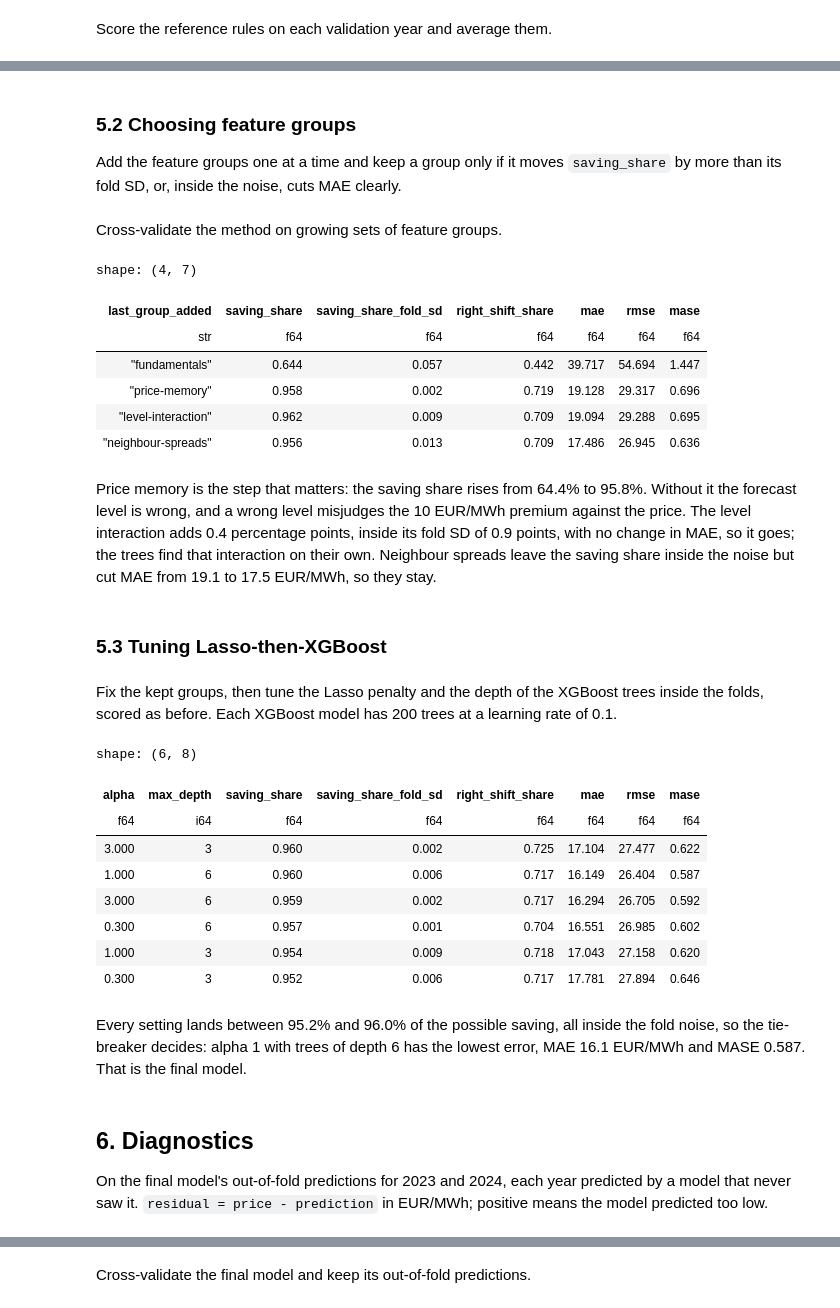
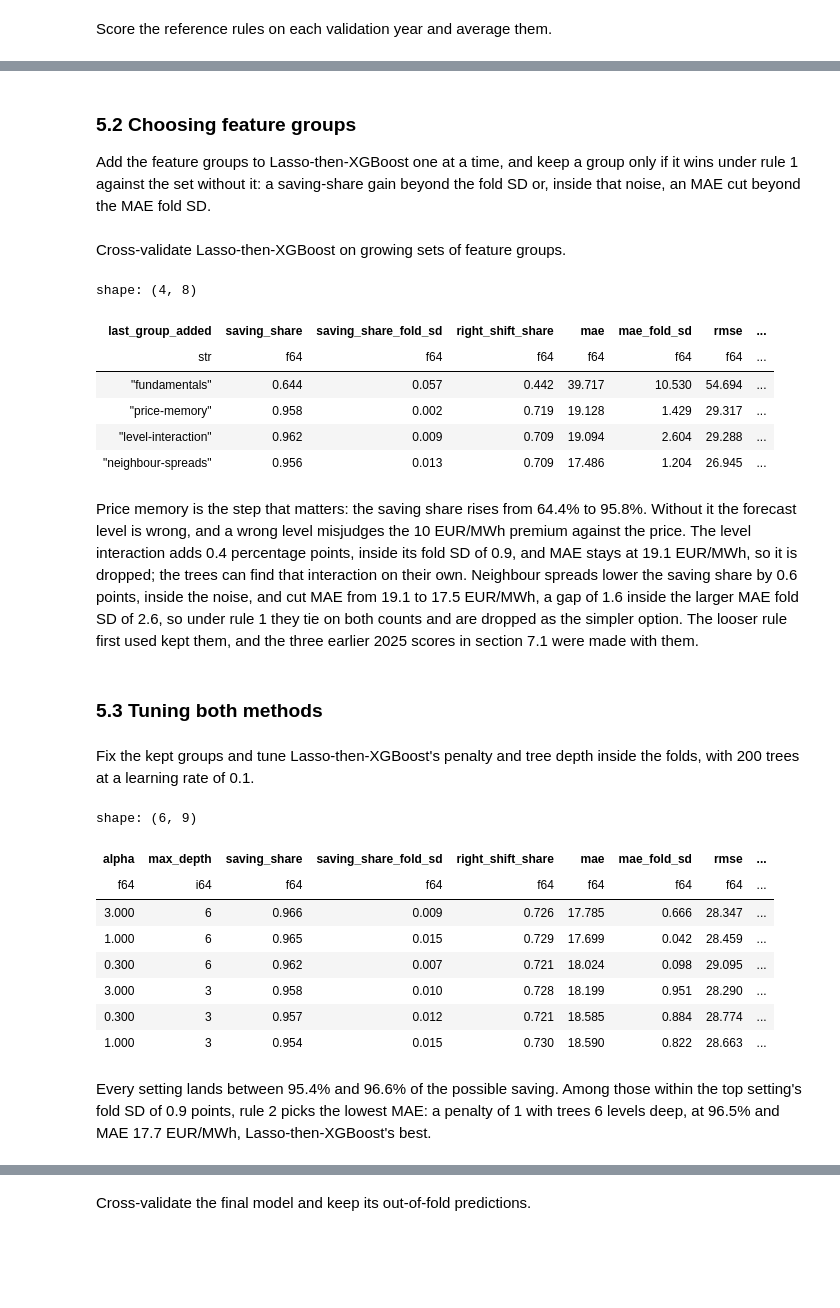
Before and after one commit to martin-gbeck/dba-group-project, a Jupyter notebook: de_price_forecast.ipynb, the cells around one changed output, grey strips where cells are left out. Drawn from its saved outputs; the diff is of its cells as text; code cells hidden in the pictures; blank space fills up the shorter version.

```diff
--- a/de_price_forecast.ipynb
+++ b/de_price_forecast.ipynb
@@ -1160,9 +1193,9 @@ On the tie-breaker the Lasso stage earns its place: MAE 17.5 against 18.9 EUR/MW
 # %% [markdown]
 ### 5.2 Choosing feature groups
 
-Add the feature groups one at a time and keep a group only if it moves `saving_share` by more than its fold SD, or, inside the noise, cuts MAE clearly.
+Add the feature groups to Lasso-then-XGBoost one at a time, and keep a group only if it wins under rule 1 against the set without it: a saving-share gain beyond the fold SD or, inside that noise, an MAE cut beyond the MAE fold SD.
 # %% [markdown]
-Cross-validate the method on growing sets of feature groups.
+Cross-validate Lasso-then-XGBoost on growing sets of feature groups.
 # %%
 STEPS = [
     ["calendar", "fundamentals"],
@@ -1190,65 +1223,63 @@ pl.DataFrame(group_rows).select(
     "saving_share_fold_sd",
     "right_shift_share",
     "mae",
+    "mae_fold_sd",
     "rmse",
     "mase",
 )
 # %% [output]
-shape: (4, 7)
+shape: (4, 8)
-| last_group_added | saving_share | saving_share_fold_sd | right_shift_share | mae | rmse | mase |
-| str | f64 | f64 | f64 | f64 | f64 | f64 |
-| "fundamentals" | 0.644 | 0.057 | 0.442 | 39.717 | 54.694 | 1.447 |
-| "price-memory" | 0.958 | 0.002 | 0.719 | 19.128 | 29.317 | 0.696 |
-| "level-interaction" | 0.962 | 0.009 | 0.709 | 19.094 | 29.288 | 0.695 |
-| "neighbour-spreads" | 0.956 | 0.013 | 0.709 | 17.486 | 26.945 | 0.636 |
+| last_group_added | saving_share | saving_share_fold_sd | right_shift_share | mae | mae_fold_sd | rmse | ... |
+| str | f64 | f64 | f64 | f64 | f64 | f64 | ... |
+| "fundamentals" | 0.644 | 0.057 | 0.442 | 39.717 | 10.530 | 54.694 | ... |
+| "price-memory" | 0.958 | 0.002 | 0.719 | 19.128 | 1.429 | 29.317 | ... |
+| "level-interaction" | 0.962 | 0.009 | 0.709 | 19.094 | 2.604 | 29.288 | ... |
+| "neighbour-spreads" | 0.956 | 0.013 | 0.709 | 17.486 | 1.204 | 26.945 | ... |
 # %% [markdown]
-Price memory is the step that matters: the saving share rises from 64.4% to 95.8%. Without it the forecast level is wrong, and a wrong level misjudges the 10 EUR/MWh premium against the price. The level interaction adds 0.4 percentage points, inside its fold SD of 0.9 points, with no change in MAE, so it goes; the trees find that interaction on their own. Neighbour spreads leave the saving share inside the noise but cut MAE from 19.1 to 17.5 EUR/MWh, so they stay.
+Price memory is the step that matters: the saving share rises from 64.4% to 95.8%. Without it the forecast level is wrong, and a wrong level misjudges the 10 EUR/MWh premium against the price. The level interaction adds 0.4 percentage points, inside its fold SD of 0.9, and MAE stays at 19.1 EUR/MWh, so it is dropped; the trees can find that interaction on their own. Neighbour spreads lower the saving share by 0.6 points, inside the noise, and cut MAE from 19.1 to 17.5 EUR/MWh, a gap of 1.6 inside the larger MAE fold SD of 2.6, so under rule 1 they tie on both counts and are dropped as the simpler option. The looser rule first used kept them, and the three earlier 2025 scores in section 7.1 were made with them.
 # %% [markdown]
-### 5.3 Tuning Lasso-then-XGBoost
+### 5.3 Tuning both methods
 # %% [markdown]
-Fix the kept groups, then tune the Lasso penalty and the depth of the XGBoost trees inside the folds, scored as before. Each XGBoost model has 200 trees at a learning rate of 0.1.
+Fix the kept groups and tune Lasso-then-XGBoost's penalty and tree depth inside the folds, with 200 trees at a learning rate of 0.1.
 # %%
-KEPT_GROUPS = ["calendar", "fundamentals", "price-memory", "neighbour-spreads"]
+KEPT_GROUPS = ["calendar", "fundamentals", "price-memory"]
 FINAL_LINEAR = columns_for(KEPT_GROUPS, linear=True)
 FINAL_COLUMNS = list(dict.fromkeys(columns_for(KEPT_GROUPS) + FINAL_LINEAR))
 
 tuning_rows: list[dict[str, str | float | None]] = []
 for alpha in (0.3, 1.0, 3.0):
     for depth in (3, 6):
         model = LassoThenXGB(
             FINAL_COLUMNS,
             FINAL_LINEAR,
             alpha=alpha,
             max_depth=depth,
             n_estimators=200,
             learning_rate=0.1,
         )
         summary, _ = cross_validate(model, FINAL_COLUMNS, dev, FOLDS)
         tuning_rows.append({"alpha": alpha, "max_depth": depth} | summary)
 
 pl.DataFrame(tuning_rows).select(
     "alpha",
     "max_depth",
     "saving_share",
     "saving_share_fold_sd",
     "right_shift_share",
     "mae",
+    "mae_fold_sd",
     "rmse",
     "mase",
 ).sort("saving_share", descending=True)
 # %% [output]
-shape: (6, 8)
+shape: (6, 9)
-| alpha | max_depth | saving_share | saving_share_fold_sd | right_shift_share | mae | rmse | mase |
-| f64 | i64 | f64 | f64 | f64 | f64 | f64 | f64 |
-| 3.000 | 3 | 0.960 | 0.002 | 0.725 | 17.104 | 27.477 | 0.622 |
-| 1.000 | 6 | 0.960 | 0.006 | 0.717 | 16.149 | 26.404 | 0.587 |
-| 3.000 | 6 | 0.959 | 0.002 | 0.717 | 16.294 | 26.705 | 0.592 |
-| 0.300 | 6 | 0.957 | 0.001 | 0.704 | 16.551 | 26.985 | 0.602 |
-| 1.000 | 3 | 0.954 | 0.009 | 0.718 | 17.043 | 27.158 | 0.620 |
-| 0.300 | 3 | 0.952 | 0.006 | 0.717 | 17.781 | 27.894 | 0.646 |
+| alpha | max_depth | saving_share | saving_share_fold_sd | right_shift_share | mae | mae_fold_sd | rmse | ... |
+| f64 | i64 | f64 | f64 | f64 | f64 | f64 | f64 | ... |
+| 3.000 | 6 | 0.966 | 0.009 | 0.726 | 17.785 | 0.666 | 28.347 | ... |
+| 1.000 | 6 | 0.965 | 0.015 | 0.729 | 17.699 | 0.042 | 28.459 | ... |
+| 0.300 | 6 | 0.962 | 0.007 | 0.721 | 18.024 | 0.098 | 29.095 | ... |
+| 3.000 | 3 | 0.958 | 0.010 | 0.728 | 18.199 | 0.951 | 28.290 | ... |
+| 0.300 | 3 | 0.957 | 0.012 | 0.721 | 18.585 | 0.884 | 28.774 | ... |
+| 1.000 | 3 | 0.954 | 0.015 | 0.730 | 18.590 | 0.822 | 28.663 | ... |
 # %% [markdown]
-Every setting lands between 95.2% and 96.0% of the possible saving, all inside the fold noise, so the tie-breaker decides: alpha 1 with trees of depth 6 has the lowest error, MAE 16.1 EUR/MWh and MASE 0.587. That is the final model.
+Every setting lands between 95.4% and 96.6% of the possible saving. Among those within the top setting's fold SD of 0.9 points, rule 2 picks the lowest MAE: a penalty of 1 with trees 6 levels deep, at 96.5% and MAE 17.7 EUR/MWh, Lasso-then-XGBoost's best.
-# %% [markdown]
-## 6. Diagnostics
-
-On the final model's out-of-fold predictions for 2023 and 2024, each year predicted by a model that never saw it. `residual = price - prediction` in EUR/MWh; positive means the model predicted too low.
```
Also changed, not shown: parts of 73 cells of this notebook, 3 other files.
